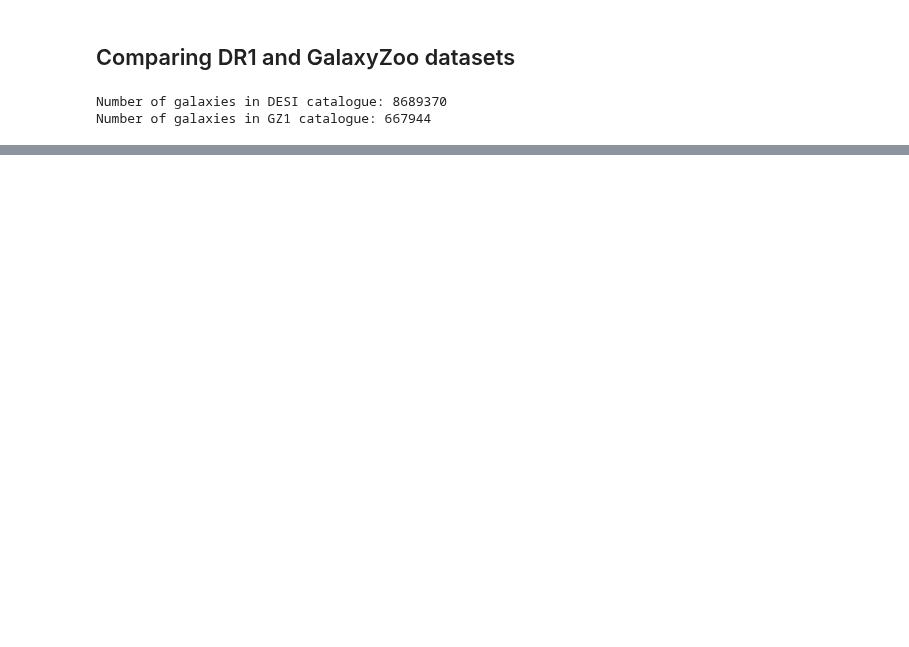
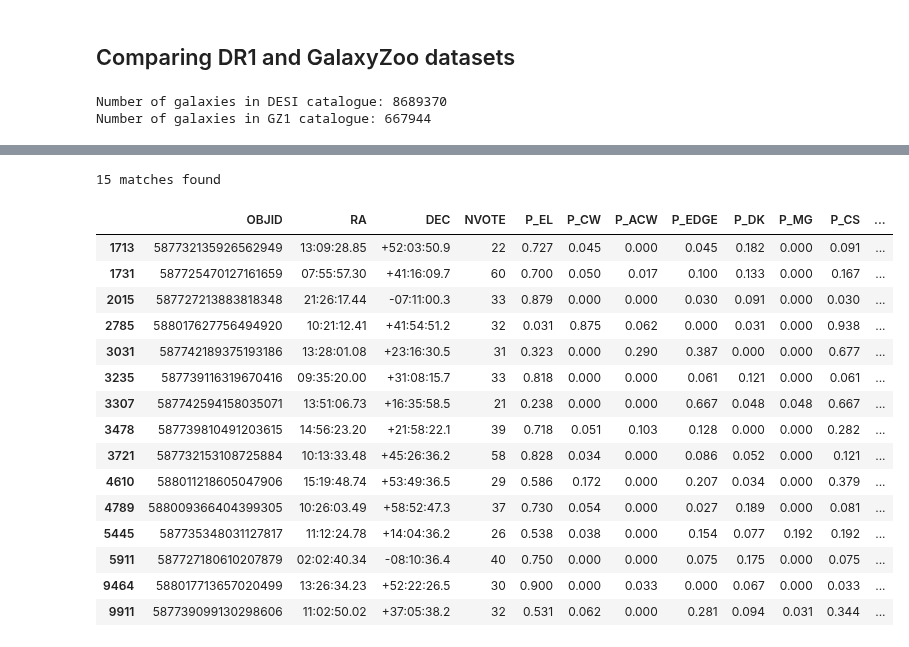
Before and after one commit to neil-power/mphys-galaxy, a Jupyter notebook: Code/dataset_manipulation.ipynb, the cells around one changed output, grey strips where cells are left out. Cells and saved outputs as stored; diff of their text form; code cells hidden in the pictures; blank space fills up the shorter version.

Commit message:
added coordinate checking

```diff
--- a/Code/dataset_manipulation.ipynb
+++ b/Code/dataset_manipulation.ipynb
@@ -62,0 +78,14 @@ print(c)
+# %%
+gz1_data_sample = (gz1_data.sample(10000,random_state=1)).reset_index(drop=True)
+desi_data_sample = (desi_data.sample(10000,random_state=2)).reset_index(drop=True)
+
+ra1 = gz1_data_sample['RA']
+dec1 = gz1_data_sample['DEC']
+zoo_cat = SkyCoord(ra=ra1, dec=dec1, unit=(u.hourangle, u.deg))
+
+ra2 = desi_data_sample['ra']
+dec2 = desi_data_sample['dec']
+desi_cat = SkyCoord(ra=ra2, dec=dec2, unit=u.deg)
+
+print(zoo_cat)
+print(desi_cat)
@@ -62,0 +101,30 @@ print(c)
+# %%
+idx, d2d, d3d = zoo_cat.match_to_catalog_sky(desi_cat) #idx is index in desi_cat closest to zoo_cat
+max_sep = 10 * u.arcsec
+sep_constraint = d2d < max_sep
+print(str(sep_constraint.sum()) + " matches found")
+
+zoo_match = gz1_data_sample[sep_constraint] #zoo df that has matches
+desi_match = desi_data_sample[desi_data_sample.index.isin(idx[sep_constraint])] #desi df that has matches
+#get dr8 id from desi stack to zoo
+# %% [output]
+15 matches found
+# %%
+zoo_match.set_index(idx[sep_constraint]).sort_index()
+# %% [output]
+|  | OBJID | RA | DEC | NVOTE | P_EL | P_CW | P_ACW | P_EDGE | P_DK | P_MG | P_CS | ... |
+| 1713 | 587732135926562949 | 13:09:28.85 | +52:03:50.9 | 22 | 0.727 | 0.045 | 0.000 | 0.045 | 0.182 | 0.000 | 0.091 | ... |
+| 1731 | 587725470127161659 | 07:55:57.30 | +41:16:09.7 | 60 | 0.700 | 0.050 | 0.017 | 0.100 | 0.133 | 0.000 | 0.167 | ... |
+| 2015 | 587727213883818348 | 21:26:17.44 | -07:11:00.3 | 33 | 0.879 | 0.000 | 0.000 | 0.030 | 0.091 | 0.000 | 0.030 | ... |
+| 2785 | 588017627756494920 | 10:21:12.41 | +41:54:51.2 | 32 | 0.031 | 0.875 | 0.062 | 0.000 | 0.031 | 0.000 | 0.938 | ... |
+| 3031 | 587742189375193186 | 13:28:01.08 | +23:16:30.5 | 31 | 0.323 | 0.000 | 0.290 | 0.387 | 0.000 | 0.000 | 0.677 | ... |
+| 3235 | 587739116319670416 | 09:35:20.00 | +31:08:15.7 | 33 | 0.818 | 0.000 | 0.000 | 0.061 | 0.121 | 0.000 | 0.061 | ... |
+| 3307 | 587742594158035071 | 13:51:06.73 | +16:35:58.5 | 21 | 0.238 | 0.000 | 0.000 | 0.667 | 0.048 | 0.048 | 0.667 | ... |
+| 3478 | 587739810491203615 | 14:56:23.20 | +21:58:22.1 | 39 | 0.718 | 0.051 | 0.103 | 0.128 | 0.000 | 0.000 | 0.282 | ... |
+| 3721 | 587732153108725884 | 10:13:33.48 | +45:26:36.2 | 58 | 0.828 | 0.034 | 0.000 | 0.086 | 0.052 | 0.000 | 0.121 | ... |
+| 4610 | 588011218605047906 | 15:19:48.74 | +53:49:36.5 | 29 | 0.586 | 0.172 | 0.000 | 0.207 | 0.034 | 0.000 | 0.379 | ... |
+| 4789 | 588009366404399305 | 10:26:03.49 | +58:52:47.3 | 37 | 0.730 | 0.054 | 0.000 | 0.027 | 0.189 | 0.000 | 0.081 | ... |
+| 5445 | 587735348031127817 | 11:12:24.78 | +14:04:36.2 | 26 | 0.538 | 0.038 | 0.000 | 0.154 | 0.077 | 0.192 | 0.192 | ... |
+| 5911 | 587727180610207879 | 02:02:40.34 | -08:10:36.4 | 40 | 0.750 | 0.000 | 0.000 | 0.075 | 0.175 | 0.000 | 0.075 | ... |
+| 9464 | 588017713657020499 | 13:26:34.23 | +52:22:26.5 | 30 | 0.900 | 0.000 | 0.033 | 0.000 | 0.067 | 0.000 | 0.033 | ... |
+| 9911 | 587739099130298606 | 11:02:50.02 | +37:05:38.2 | 32 | 0.531 | 0.062 | 0.000 | 0.281 | 0.094 | 0.031 | 0.344 | ... |
```
Also changed, not shown: parts of 5 cells of this notebook.
